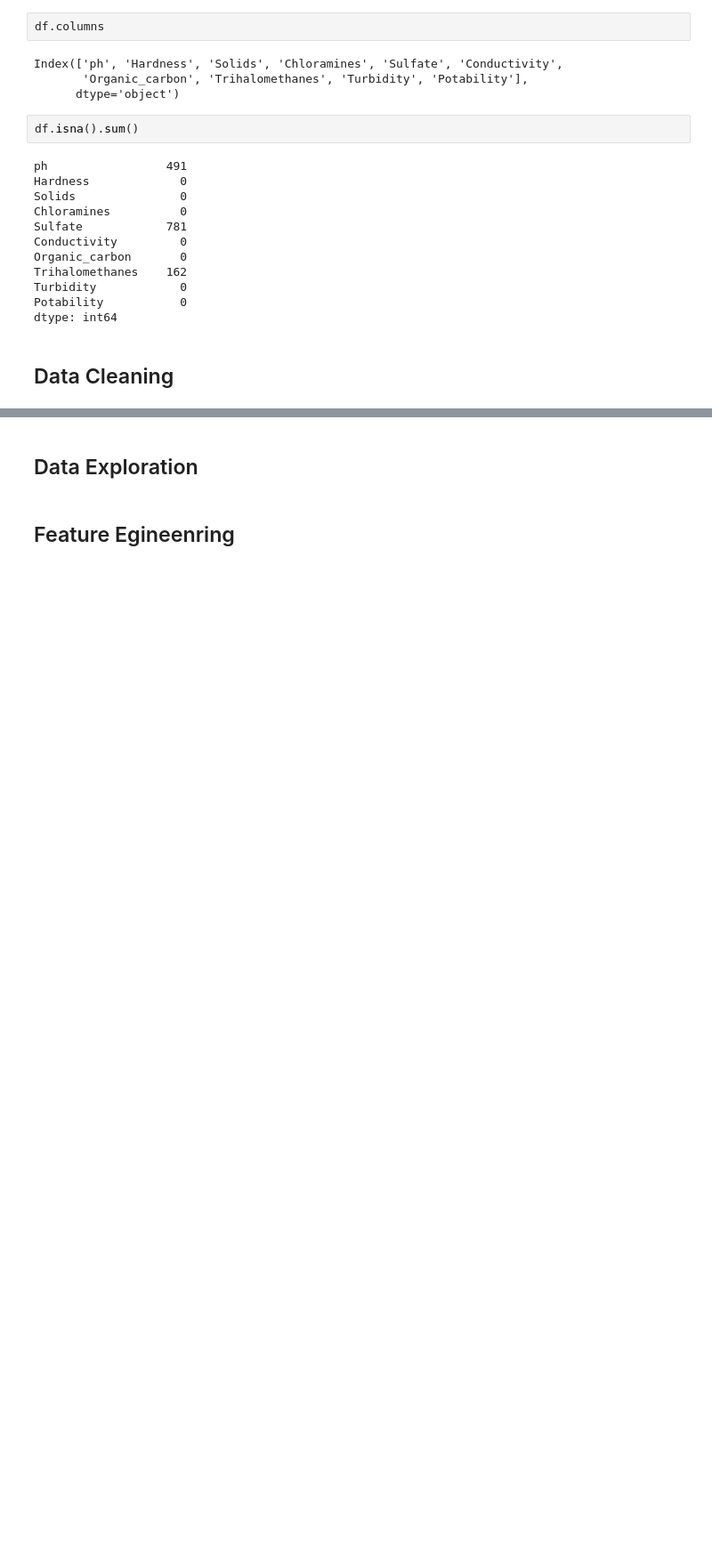
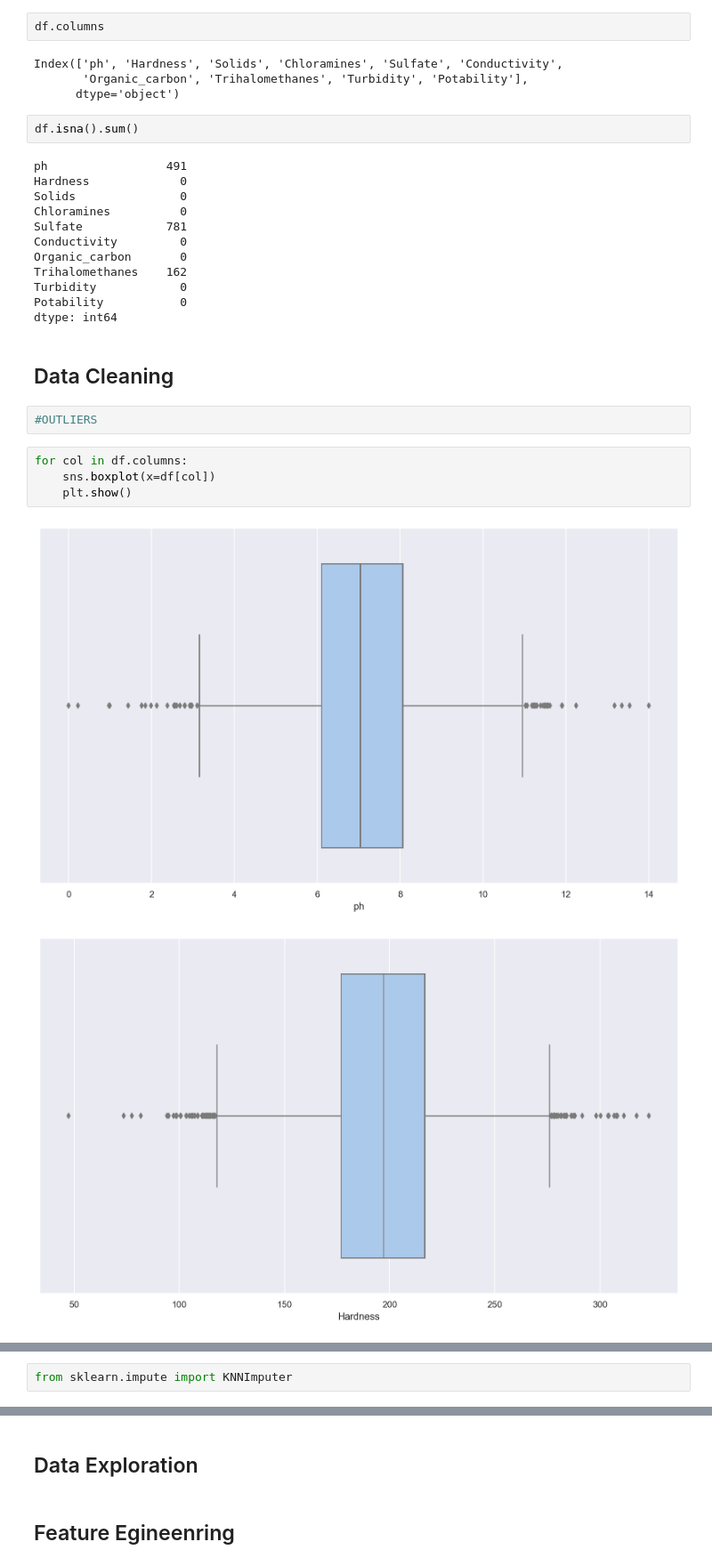
Before and after one commit to isra-st/Water_Potability, a Jupyter notebook: Notebook_Isra.ipynb, the cells around one changed output, grey strips where cells are left out. Shown at 89% size. Cells and saved outputs as stored; diff of their text form; blank space fills up the shorter version.

```diff
--- a/Notebook_Isra.ipynb
+++ b/Notebook_Isra.ipynb
@@ -153,3 +159,12 @@ Potability           0
 dtype: int64
 # %% [markdown]
 ## Data Cleaning
+# %%
+#OUTLIERS
+# %%
+for col in df.columns:
+    sns.boxplot(x=df[col])
+    plt.show()
+# %% [output]
+[figure, added]
+[figure, added]
@@ -155,0 +179,2 @@ dtype: int64
+# %%
+from sklearn.impute import KNNImputer
```
Also changed, not shown: parts of 39 cells of this notebook, 18 other files.
